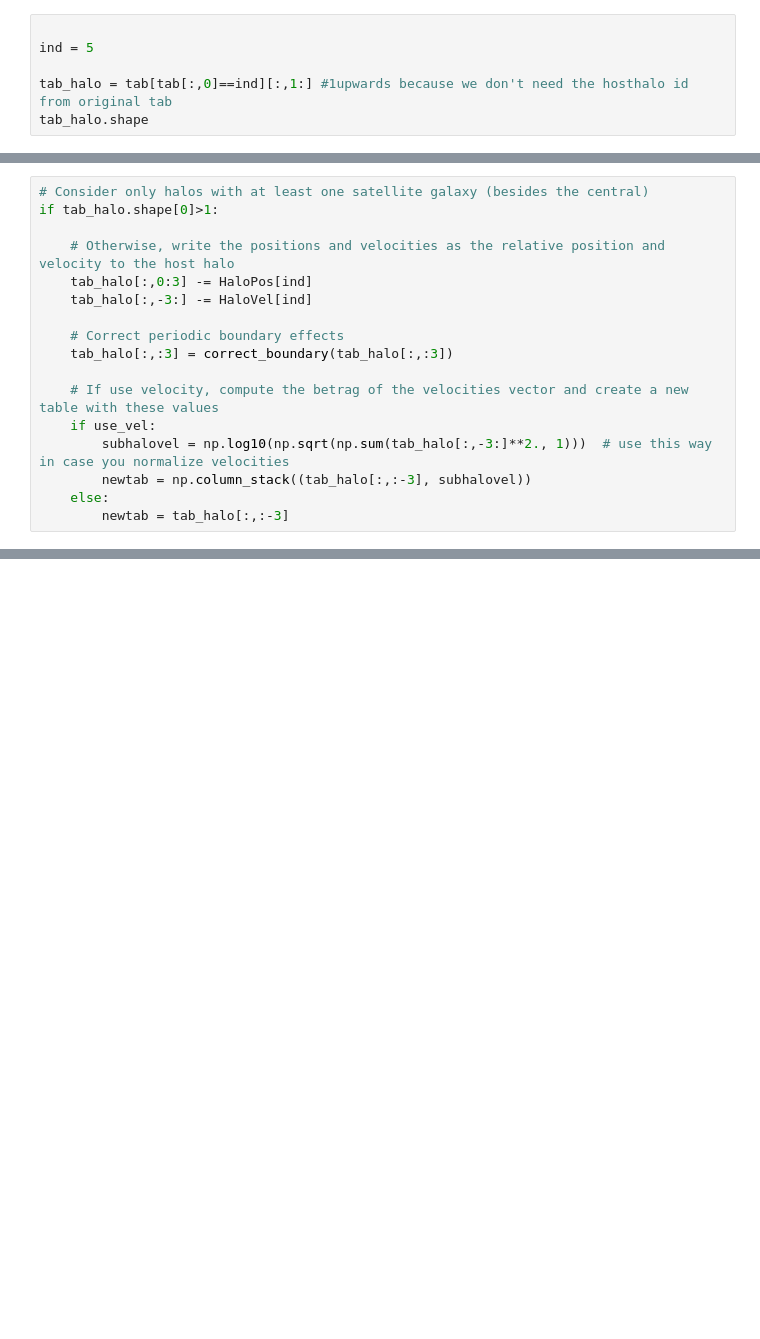
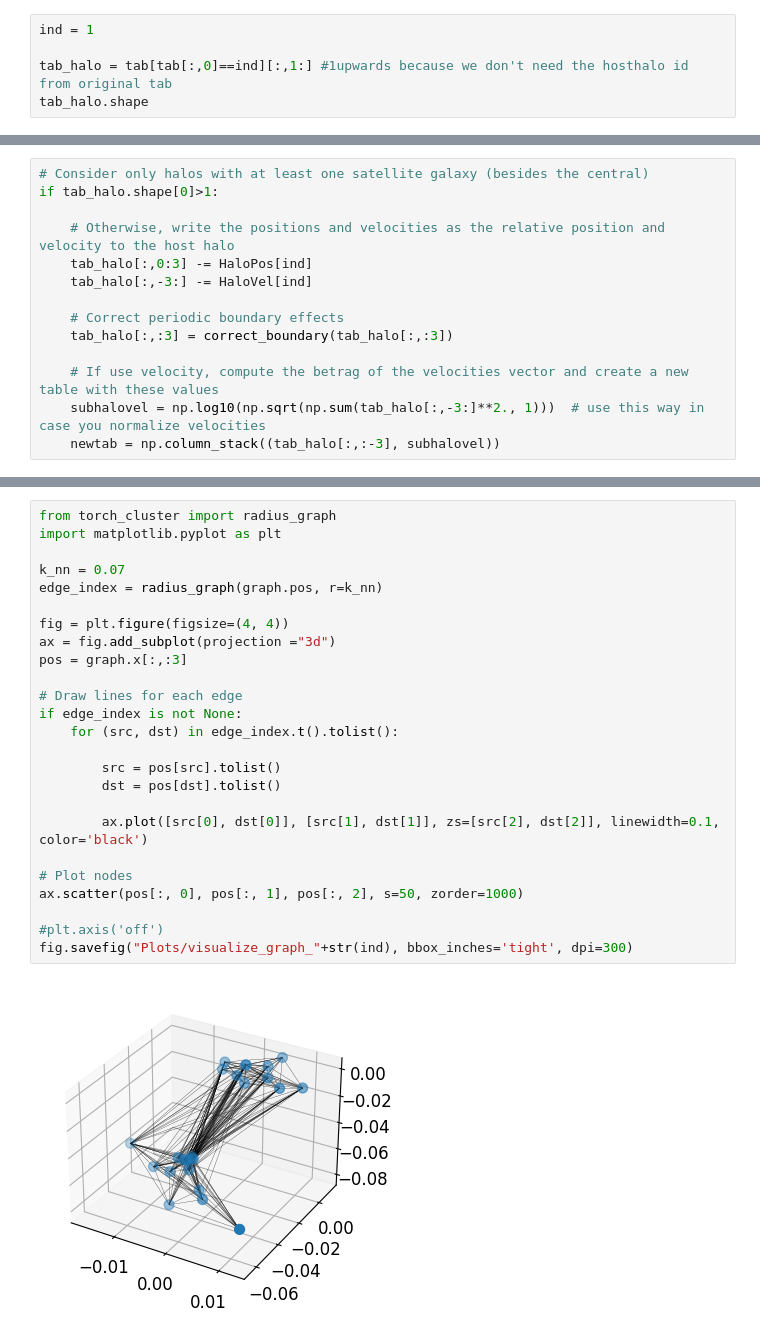
Before and after one commit to kolamitice/HaloGraphNet, a Jupyter notebook: code/data.ipynb, the cells around one changed output, grey strips where cells are left out. Drawn from its saved outputs; the diff is of its cells as text; blank space fills up the shorter version.

```diff
--- a/code/data.ipynb
+++ b/code/data.ipynb
@@ -8,8 +7,7 @@ simpath = simpathroot + simsuite + "/"+simset+"_"
 path = simpath + str(2)+"/fof_subhalo_tab_033.hdf5"
 tab, HaloMass, HaloPos, HaloVel, halolist = general_tab(path)
 # %%
-
-ind = 5
+ind = 1
 
 tab_halo = tab[tab[:,0]==ind][:,1:] #1upwards because we don't need the hosthalo id from original tab
 tab_halo.shape
@@ -27,8 +25,5 @@ if tab_halo.shape[0]>1:
     tab_halo[:,:3] = correct_boundary(tab_halo[:,:3])
 
     # If use velocity, compute the betrag of the velocities vector and create a new table with these values
-    if use_vel:
-        subhalovel = np.log10(np.sqrt(np.sum(tab_halo[:,-3:]**2., 1)))  # use this way in case you normalize velocities
-        newtab = np.column_stack((tab_halo[:,:-3], subhalovel))
-    else:
-        newtab = tab_halo[:,:-3]
+    subhalovel = np.log10(np.sqrt(np.sum(tab_halo[:,-3:]**2., 1)))  # use this way in case you normalize velocities
+    newtab = np.column_stack((tab_halo[:,:-3], subhalovel))
@@ -46,3 +36,30 @@ if not only_positions:
 # Create the graph of the halo
 # x: features (includes positions), pos: positions, u: global quantity
 graph = Data(x=torch.tensor(newtab, dtype=torch.float32), pos=torch.tensor(tab_halo[:,:3], dtype=torch.float32), y=torch.tensor(np.log10(HaloMass[ind]), dtype=torch.float32), u=torch.tensor(u, dtype=torch.float))
+# %%
+from torch_cluster import radius_graph
+import matplotlib.pyplot as plt
+
+k_nn = 0.07
+edge_index = radius_graph(graph.pos, r=k_nn)
+
+fig = plt.figure(figsize=(4, 4))
+ax = fig.add_subplot(projection ="3d")
+pos = graph.x[:,:3]
+
+# Draw lines for each edge
+if edge_index is not None:
+    for (src, dst) in edge_index.t().tolist():
+
+        src = pos[src].tolist()
+        dst = pos[dst].tolist()
+
+        ax.plot([src[0], dst[0]], [src[1], dst[1]], zs=[src[2], dst[2]], linewidth=0.1, color='black')
+
+# Plot nodes
+ax.scatter(pos[:, 0], pos[:, 1], pos[:, 2], s=50, zorder=1000)
+
+#plt.axis('off')
+fig.savefig("Plots/visualize_graph_"+str(ind), bbox_inches='tight', dpi=300)
+# %% [output]
+[figure, added]
```
Also changed, not shown: parts of 9 cells of this notebook, 11 other files.
